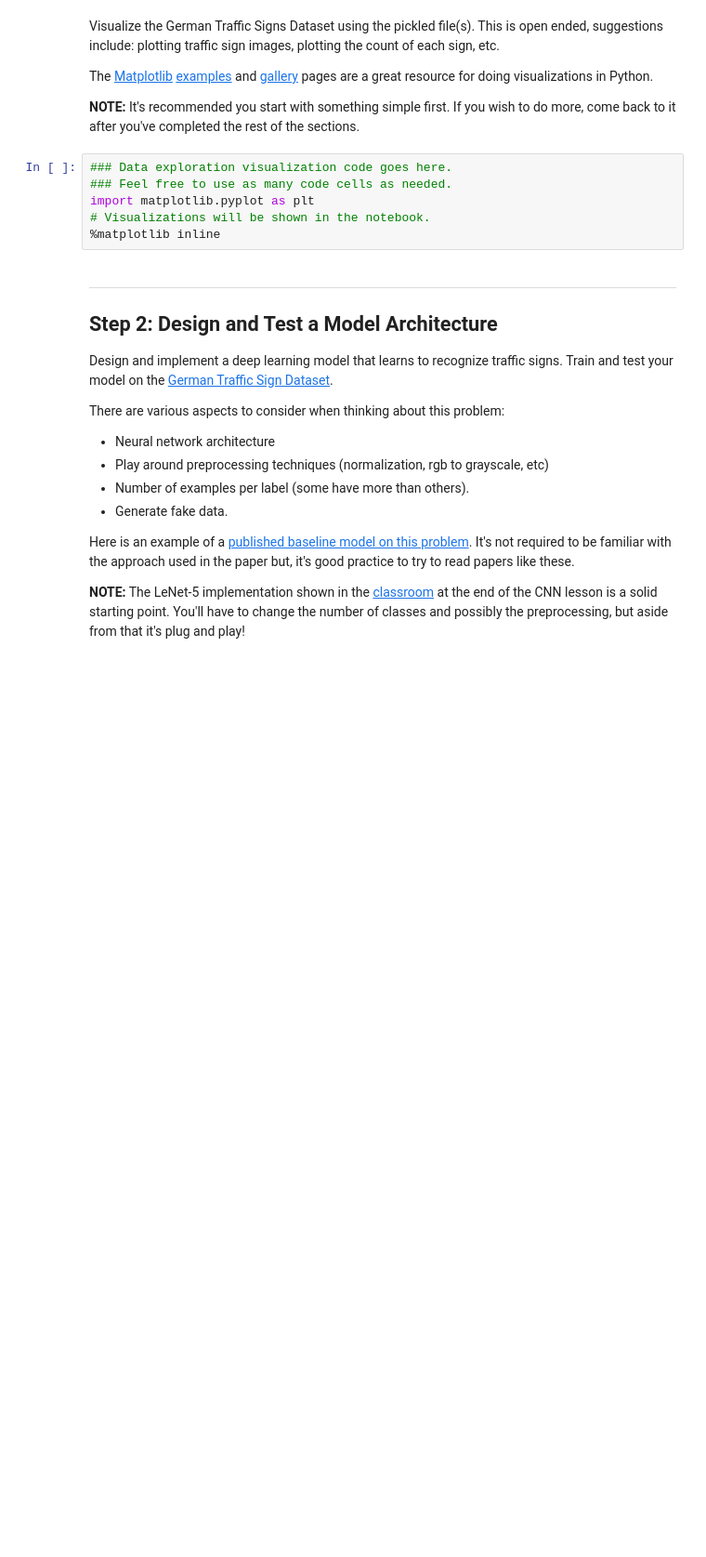
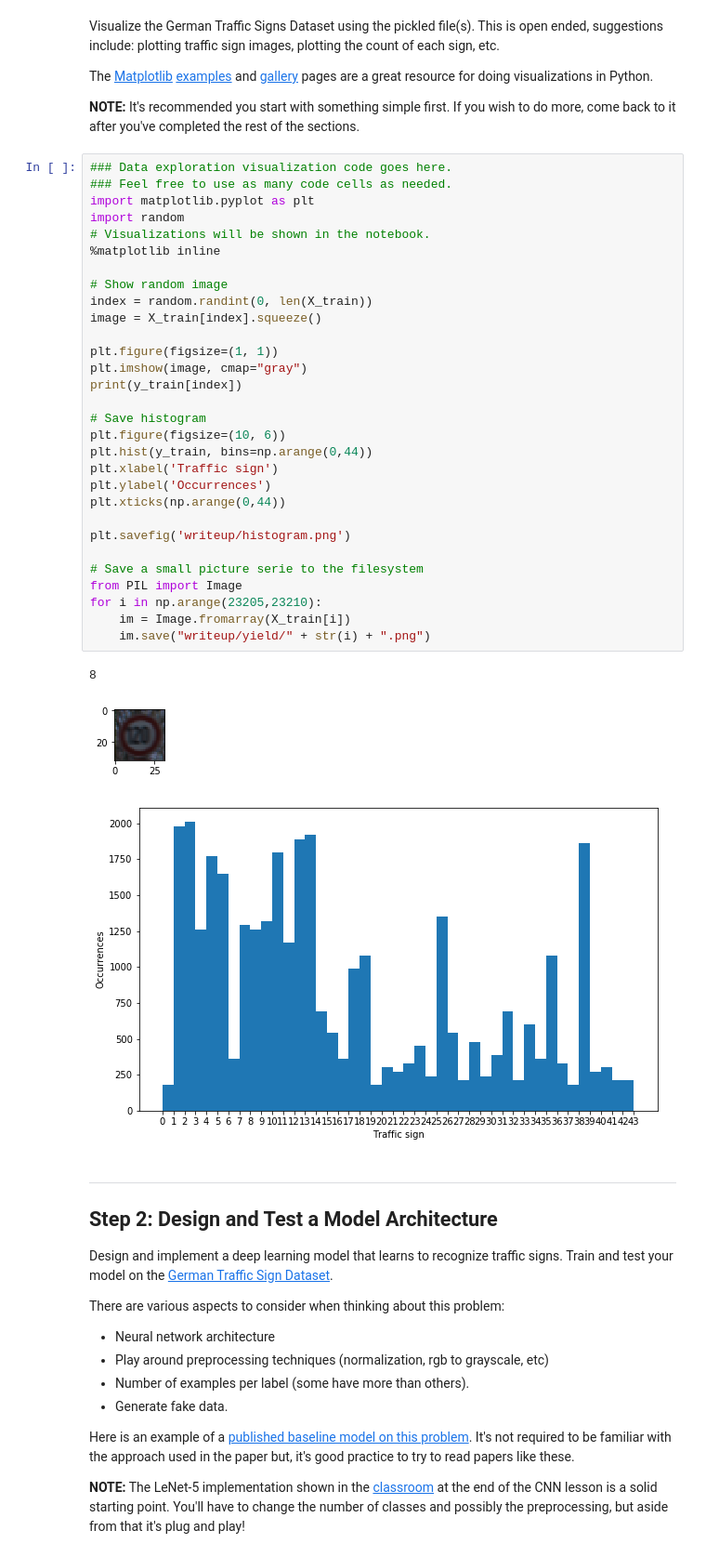
Before and after one commit to bodetc/CarND-Traffic-Sign-Classifier-Project, a Jupyter notebook: Traffic_Sign_Classifier.ipynb, the cells around one changed output. Shown at 93% size. Drawn from its saved outputs; the diff is of its cells as text; blank space fills up the shorter version.

Commit message:
Final Jupyter notebook

```diff
--- a/Traffic_Sign_Classifier.ipynb
+++ b/Traffic_Sign_Classifier.ipynb
@@ -77,12 +80,40 @@ Visualize the German Traffic Signs Dataset using the pickled file(s). This is op
 The [Matplotlib](http://matplotlib.org/) [examples](http://matplotlib.org/examples/index.html) and [gallery](http://matplotlib.org/gallery.html) pages are a great resource for doing visualizations in Python.
 
 **NOTE:** It's recommended you start with something simple first. If you wish to do more, come back to it after you've completed the rest of the sections.
-# %%
-### Data exploration visualization code goes here.
-### Feel free to use as many code cells as needed.
-import matplotlib.pyplot as plt
-# Visualizations will be shown in the notebook.
-%matplotlib inline
+# %%
+### Data exploration visualization code goes here.
+### Feel free to use as many code cells as needed.
+import matplotlib.pyplot as plt
+import random
+# Visualizations will be shown in the notebook.
+%matplotlib inline
+
+# Show random image
+index = random.randint(0, len(X_train))
+image = X_train[index].squeeze()
+
+plt.figure(figsize=(1, 1))
+plt.imshow(image, cmap="gray")
+print(y_train[index])
+
+# Save histogram
+plt.figure(figsize=(10, 6))
+plt.hist(y_train, bins=np.arange(0,44))
+plt.xlabel('Traffic sign')
+plt.ylabel('Occurrences')
+plt.xticks(np.arange(0,44))
+
+plt.savefig('writeup/histogram.png')
+
+# Save a small picture serie to the filesystem
+from PIL import Image
+for i in np.arange(23205,23210):
+    im = Image.fromarray(X_train[i])
+    im.save("writeup/yield/" + str(i) + ".png")
+# %% [output]
+8
+[figure, added]
+[figure, added]
 # %% [markdown]
 ----
 
```
Also changed, not shown: parts of 15 cells of this notebook.
